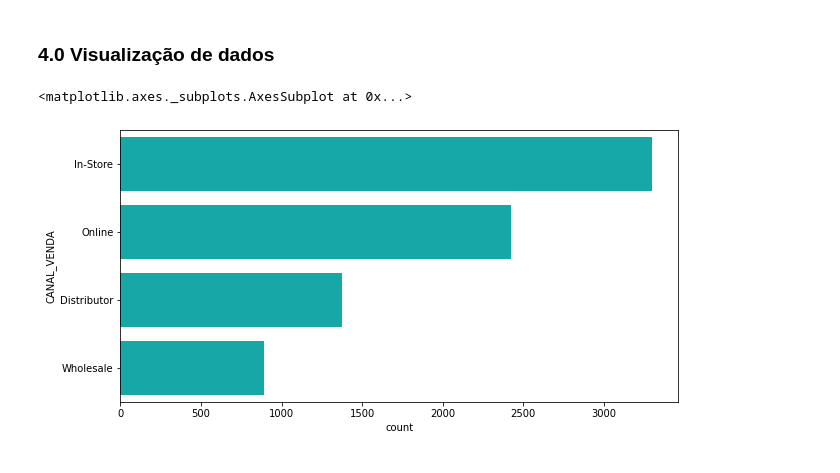
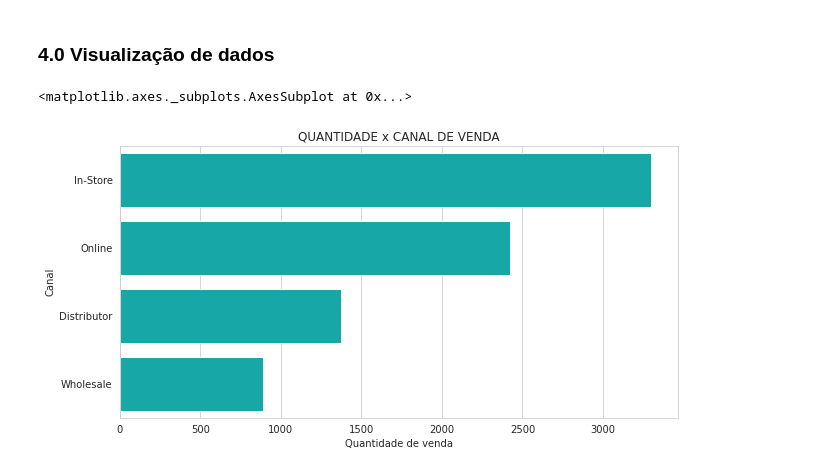
Before and after one commit to wander-asb/Estudos_ML, a Jupyter notebook: Sales.ipynb, the cells around one changed output. Cells and saved outputs as stored; diff of their text form; code cells hidden in the pictures.

```diff
--- a/Sales.ipynb
+++ b/Sales.ipynb
@@ -100,8 +100,13 @@ df[['LUCRO_PRODUTO', 'INTERVALO_ENTREGA', 'VALOR_COMPRA', 'LUCRO_TOTAL', 'SUPLLY
 # %% [markdown]
 ### 4.0 Visualização de dados
 # %%
+sn.set_style("whitegrid")
 f, ax = plt.subplots(figsize=(10, 5))
 sn.countplot(y="CANAL_VENDA", data=df, color="c")
+ax.set_title('QUANTIDADE x CANAL DE VENDA', fontsize=12)
+ax.set_xlabel('Quantidade de venda', fontsize=10)
+ax.set_ylabel('Canal', fontsize=10)
+ax
 # %% [output]
 <matplotlib.axes._subplots.AxesSubplot at 0x...>
-[figure, old version]
+[figure, new version]
```
Also changed, not shown: parts of 1 cell of this notebook.
